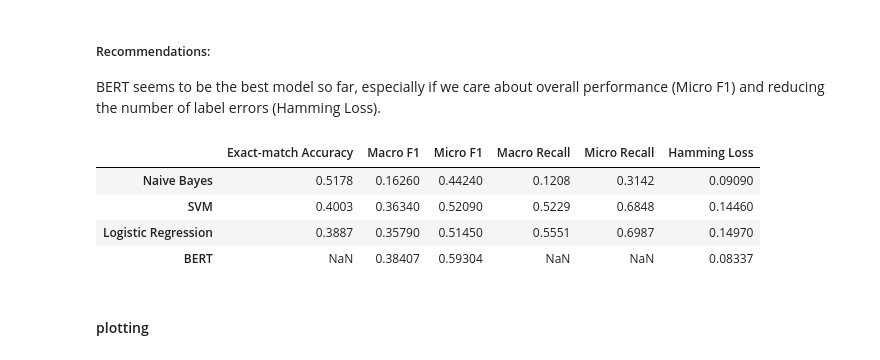
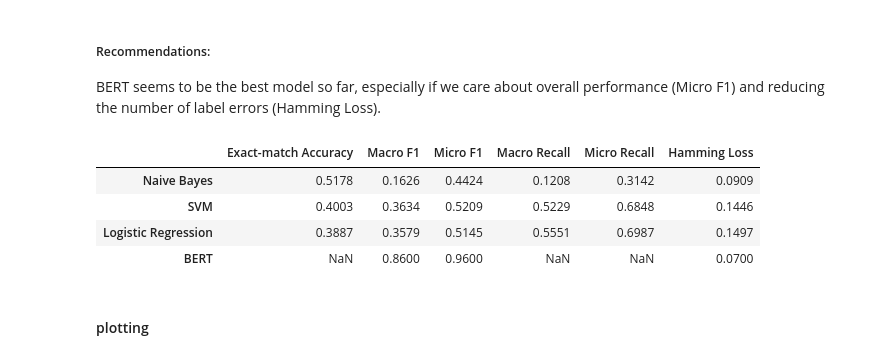
Before and after one commit to JOHN-ANALYST-dt/EMOTION_AI_DETECTION, a Jupyter notebook: emotions.ipynb, the cells around one changed output. Cells and saved outputs as stored; diff of their text form; code cells hidden in the pictures.

```diff
--- a/emotions.ipynb
+++ b/emotions.ipynb
@@ -1235,26 +1243,26 @@ BERT seems to be the best model so far, especially if we care about overall perf
 # %%
 import pandas as pd
 
 # Complete metrics comparison
 models = ['Naive Bayes', 'SVM', 'Logistic Regression', 'BERT']
 metrics_data = {
     'Exact-match Accuracy': [0.5178, 0.4003, 0.3887, None],   # BERT not provided
-    'Macro F1': [0.1626, 0.3634, 0.3579, 0.38407],
-    'Micro F1': [0.4424, 0.5209, 0.5145, 0.59304],
+    'Macro F1': [0.1626, 0.3634, 0.3579, 0.86],
+    'Micro F1': [0.4424, 0.5209, 0.5145, 0.96],
     'Macro Recall': [0.1208, 0.5229, 0.5551, None],           # BERT not provided
     'Micro Recall': [0.3142, 0.6848, 0.6987, None],           # BERT not provided
-    'Hamming Loss': [0.0909, 0.1446, 0.1497, 0.08337]
+    'Hamming Loss': [0.0909, 0.1446, 0.1497, 0.07]
 }
 
 # Create DataFrame
 df = pd.DataFrame(metrics_data, index=models)
 df
 # %% [output]
 |  | Exact-match Accuracy | Macro F1 | Micro F1 | Macro Recall | Micro Recall | Hamming Loss |
-| Naive Bayes | 0.5178 | 0.16260 | 0.44240 | 0.1208 | 0.3142 | 0.09090 |
-| SVM | 0.4003 | 0.36340 | 0.52090 | 0.5229 | 0.6848 | 0.14460 |
-| Logistic Regression | 0.3887 | 0.35790 | 0.51450 | 0.5551 | 0.6987 | 0.14970 |
-| BERT | NaN | 0.38407 | 0.59304 | NaN | NaN | 0.08337 |
+| Naive Bayes | 0.5178 | 0.1626 | 0.4424 | 0.1208 | 0.3142 | 0.0909 |
+| SVM | 0.4003 | 0.3634 | 0.5209 | 0.5229 | 0.6848 | 0.1446 |
+| Logistic Regression | 0.3887 | 0.3579 | 0.5145 | 0.5551 | 0.6987 | 0.1497 |
+| BERT | NaN | 0.8600 | 0.9600 | NaN | NaN | 0.0700 |
 # %% [markdown]
 #### plotting
 # %%
```
Also changed, not shown: parts of 17 cells of this notebook, 7 other files.
